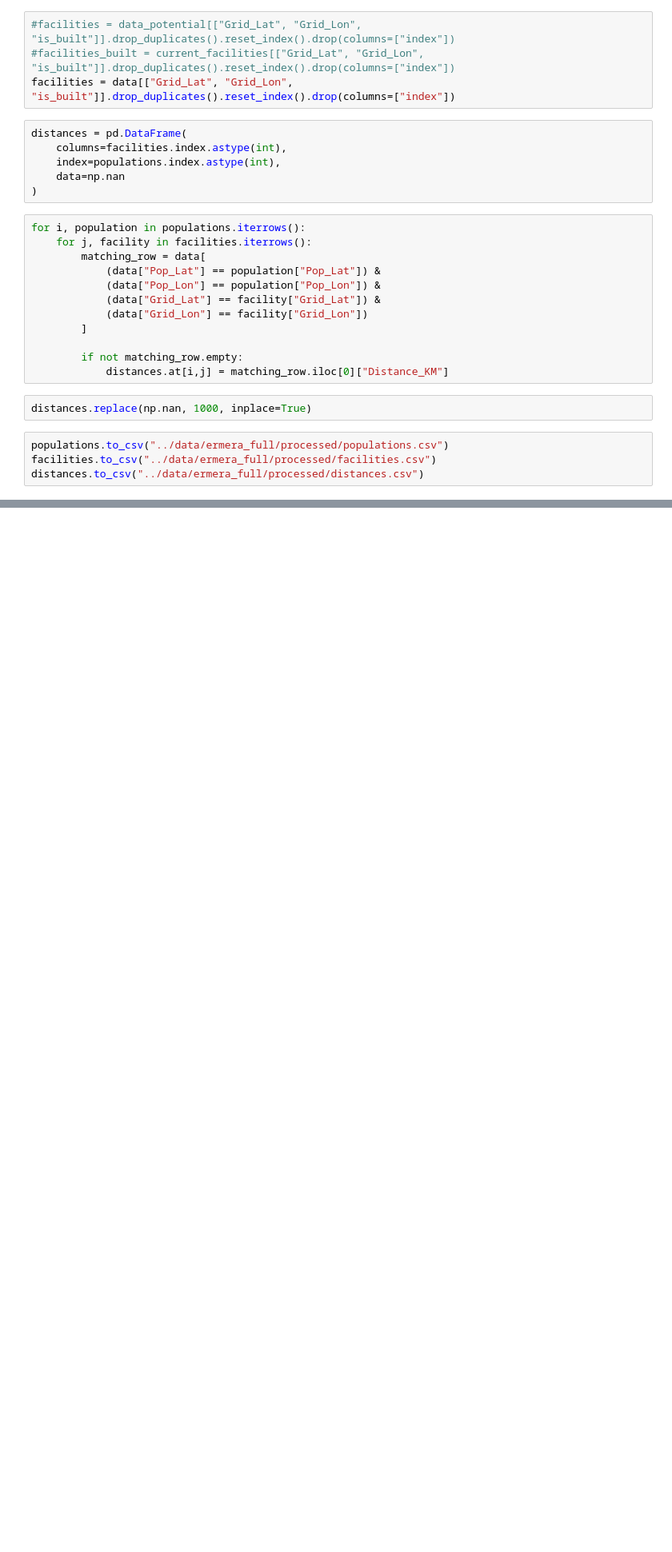
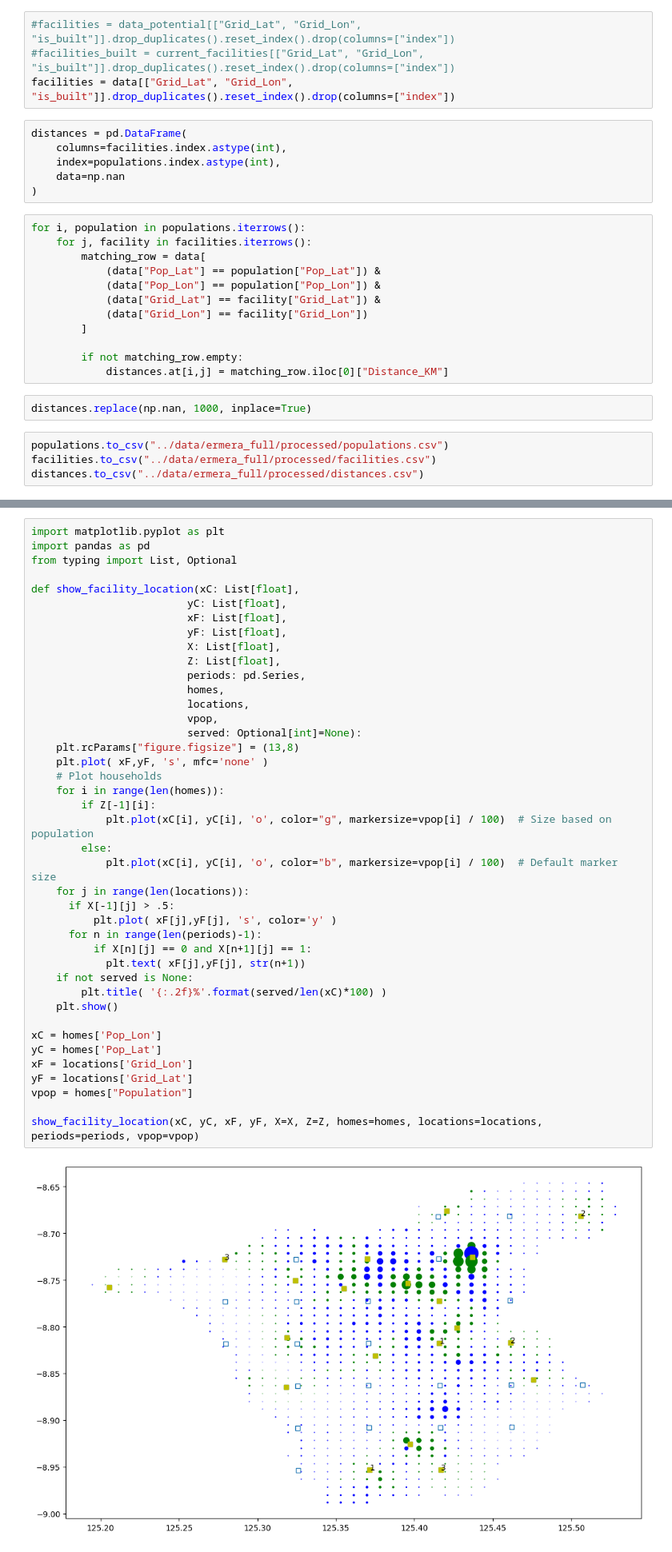
Before and after one commit to Srokusek/ABW-project, a Jupyter notebook: models/full_ermera.ipynb, the cells around one changed output, grey strips where cells are left out. Shown at 80% size. Saved outputs shown, nothing was run; the diff lists cells and outputs as text; blank space fills up the shorter version.

```diff
--- a/models/full_ermera.ipynb
+++ b/models/full_ermera.ipynb
@@ -73,0 +74,43 @@ show_facility_location(xC, yC, xF, yF, X=X, Z=Z, homes=homes, locations=location
+# %%
+import matplotlib.pyplot as plt
+import pandas as pd
+from typing import List, Optional
+
+def show_facility_location(xC: List[float],
+                         yC: List[float],
+                         xF: List[float],
+                         yF: List[float],
+                         X: List[float],
+                         Z: List[float],
+                         periods: pd.Series,
+                         homes,
+                         locations,
+                         vpop,
+                         served: Optional[int]=None):
+    plt.rcParams["figure.figsize"] = (13,8)
+    plt.plot( xF,yF, 's', mfc='none' )
+    # Plot households
+    for i in range(len(homes)):
+        if Z[-1][i]:
+            plt.plot(xC[i], yC[i], 'o', color="g", markersize=vpop[i] / 100)  # Size based on population
+        else:
+            plt.plot(xC[i], yC[i], 'o', color="b", markersize=vpop[i] / 100)  # Default marker size
+    for j in range(len(locations)):
+      if X[-1][j] > .5:
+          plt.plot( xF[j],yF[j], 's', color='y' )
+      for n in range(len(periods)-1):
+          if X[n][j] == 0 and X[n+1][j] == 1:
+            plt.text( xF[j],yF[j], str(n+1))
+    if not served is None:
+        plt.title( '{:.2f}%'.format(served/len(xC)*100) )
+    plt.show()
+
+xC = homes['Pop_Lon']
+yC = homes['Pop_Lat']
+xF = locations['Grid_Lon']
+yF = locations['Grid_Lat']
+vpop = homes["Population"]
+
+show_facility_location(xC, yC, xF, yF, X=X, Z=Z, homes=homes, locations=locations, periods=periods, vpop=vpop)
+# %% [output]
+[figure, added]
```
Also changed, not shown: parts of 1 cell of this notebook, 1 other file.
